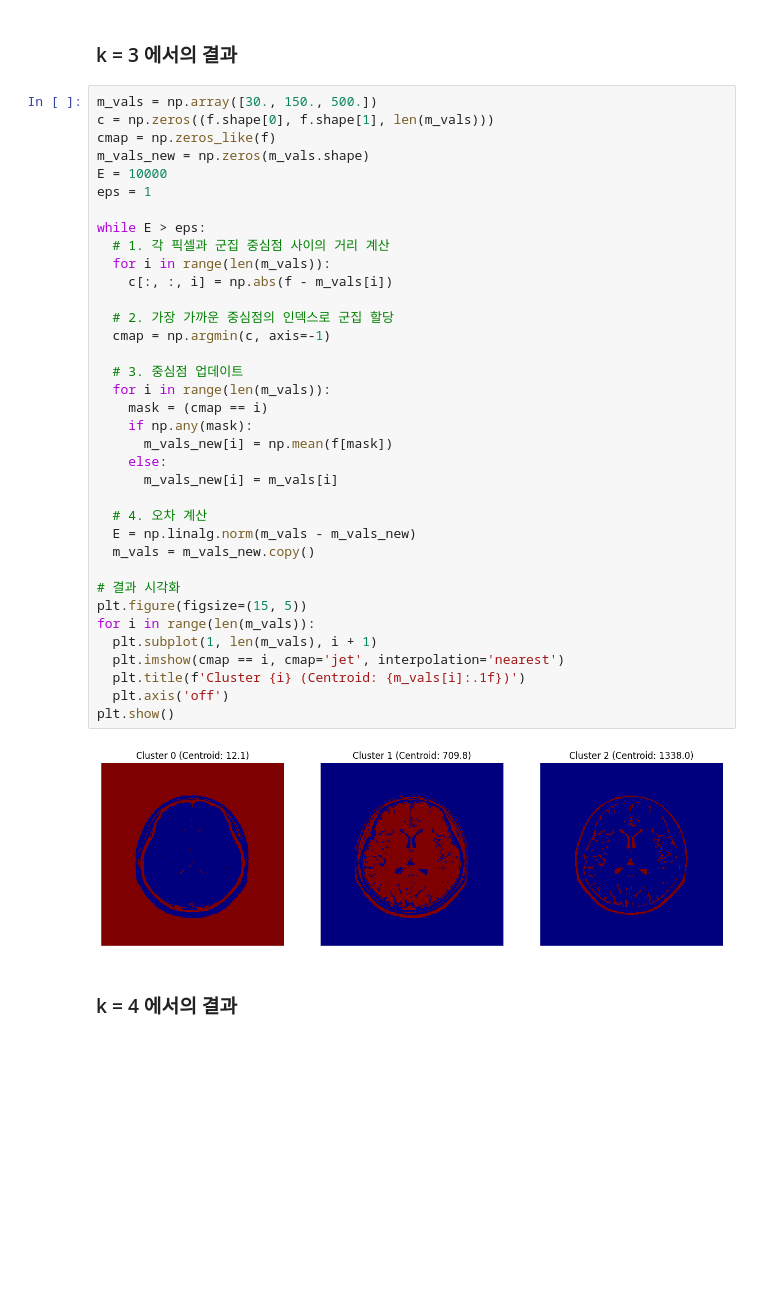
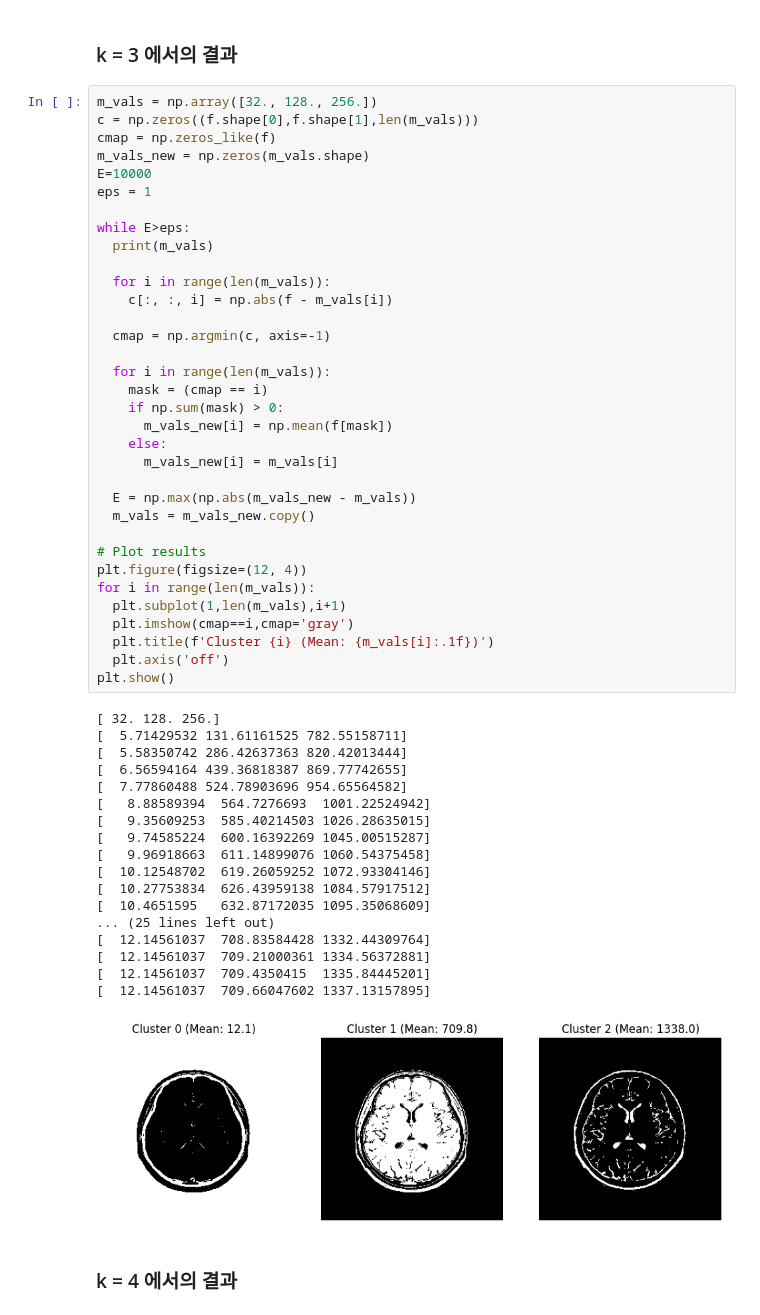
Before and after one commit to HyeonnWoo/26-2-DIP-202001601, a Jupyter notebook: notebook_2026/HW08.ipynb, the cells around one changed output. Cells and saved outputs as stored; diff of their text form; blank space fills up the shorter version.

```diff
--- a/notebook_2026/HW08.ipynb
+++ b/notebook_2026/HW08.ipynb
@@ -107,43 +117,58 @@ Centroids: [ 14.87874927 810.79294742]
 # %% [markdown]
 ### k = 3 에서의 결과
 # %%
-m_vals = np.array([30., 150., 500.])
-c = np.zeros((f.shape[0], f.shape[1], len(m_vals)))
+m_vals = np.array([32., 128., 256.])
+c = np.zeros((f.shape[0],f.shape[1],len(m_vals)))
 cmap = np.zeros_like(f)
 m_vals_new = np.zeros(m_vals.shape)
-E = 10000
+E=10000
 eps = 1
 
-while E > eps:
-  # 1. 각 픽셀과 군집 중심점 사이의 거리 계산
+while E>eps:
+  print(m_vals)
+
   for i in range(len(m_vals)):
     c[:, :, i] = np.abs(f - m_vals[i])
 
-  # 2. 가장 가까운 중심점의 인덱스로 군집 할당
   cmap = np.argmin(c, axis=-1)
 
-  # 3. 중심점 업데이트
   for i in range(len(m_vals)):
     mask = (cmap == i)
-    if np.any(mask):
+    if np.sum(mask) > 0:
       m_vals_new[i] = np.mean(f[mask])
     else:
       m_vals_new[i] = m_vals[i]
 
-  # 4. 오차 계산
-  E = np.linalg.norm(m_vals - m_vals_new)
+  E = np.max(np.abs(m_vals_new - m_vals))
   m_vals = m_vals_new.copy()
 
-# 결과 시각화
-plt.figure(figsize=(15, 5))
+# Plot results
+plt.figure(figsize=(12, 4))
 for i in range(len(m_vals)):
-  plt.subplot(1, len(m_vals), i + 1)
-  plt.imshow(cmap == i, cmap='jet', interpolation='nearest')
-  plt.title(f'Cluster {i} (Centroid: {m_vals[i]:.1f})')
+  plt.subplot(1,len(m_vals),i+1)
+  plt.imshow(cmap==i,cmap='gray')
+  plt.title(f'Cluster {i} (Mean: {m_vals[i]:.1f})')
   plt.axis('off')
 plt.show()
 # %% [output]
+[ 32. 128. 256.]
+[  5.71429532 131.61161525 782.55158711]
+[  5.58350742 286.42637363 820.42013444]
+[  6.56594164 439.36818387 869.77742655]
+[  7.77860488 524.78903696 954.65564582]
+[   8.88589394  564.7276693  1001.22524942]
+[   9.35609253  585.40214503 1026.28635015]
+[   9.74585224  600.16392269 1045.00515287]
+[   9.96918663  611.14899076 1060.54375458]
+[  10.12548702  619.26059252 1072.93304146]
+[  10.27753834  626.43959138 1084.57917512]
+[  10.4651595   632.87172035 1095.35068609]
+... (25 lines left out)
+[  12.14561037  708.83584428 1332.44309764]
+[  12.14561037  709.21000361 1334.56372881]
+[  12.14561037  709.4350415  1335.84445201]
+[  12.14561037  709.66047602 1337.13157895]
-[figure, old version]
+[figure, new version]
 # %% [markdown]
 ### k = 4 에서의 결과
 # %%
```
Also changed, not shown: parts of 3 cells of this notebook.
